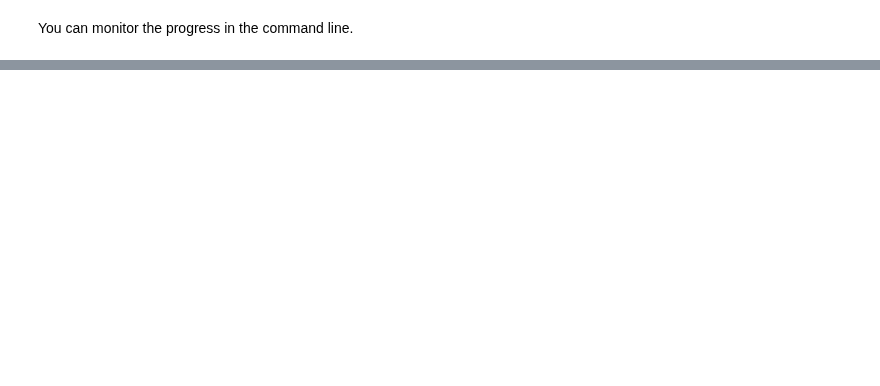
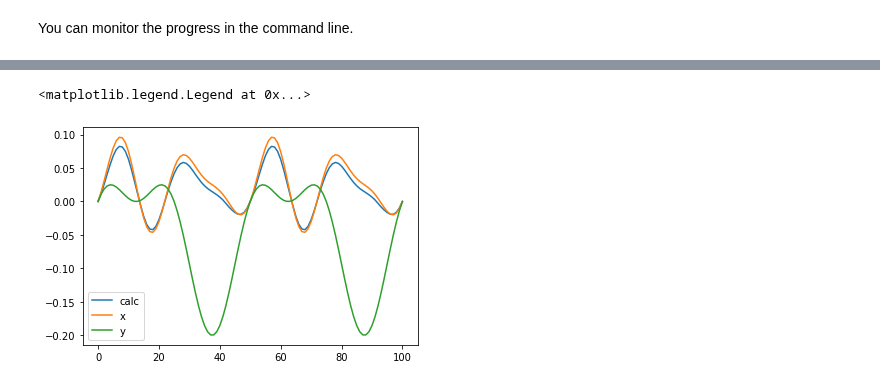
Before and after one commit to ladisk/pyidi, a Jupyter notebook: Showcase.ipynb, the cells around one changed output, grey strips where cells are left out. Cells and saved outputs as stored; diff of their text form; code cells hidden in the pictures; blank space fills up the shorter version.

```diff
--- a/Showcase.ipynb
+++ b/Showcase.ipynb
@@ -255,0 +307,2 @@ video_2.close_video()
+# %%
+d3 = video_3.get_displacements()
@@ -255,0 +324,8 @@ video_2.close_video()
+# %%
+plt.plot(d3[2, :, 1] - d3[2, 0, 1], label='calc')
+plt.plot(generated_x, label='x')
+plt.plot(generated_y, label='y')
+plt.legend()
+# %% [output]
+<matplotlib.legend.Legend at 0x...>
+[figure, added]
```
Also changed, not shown: parts of 15 cells of this notebook, 3 other files.
